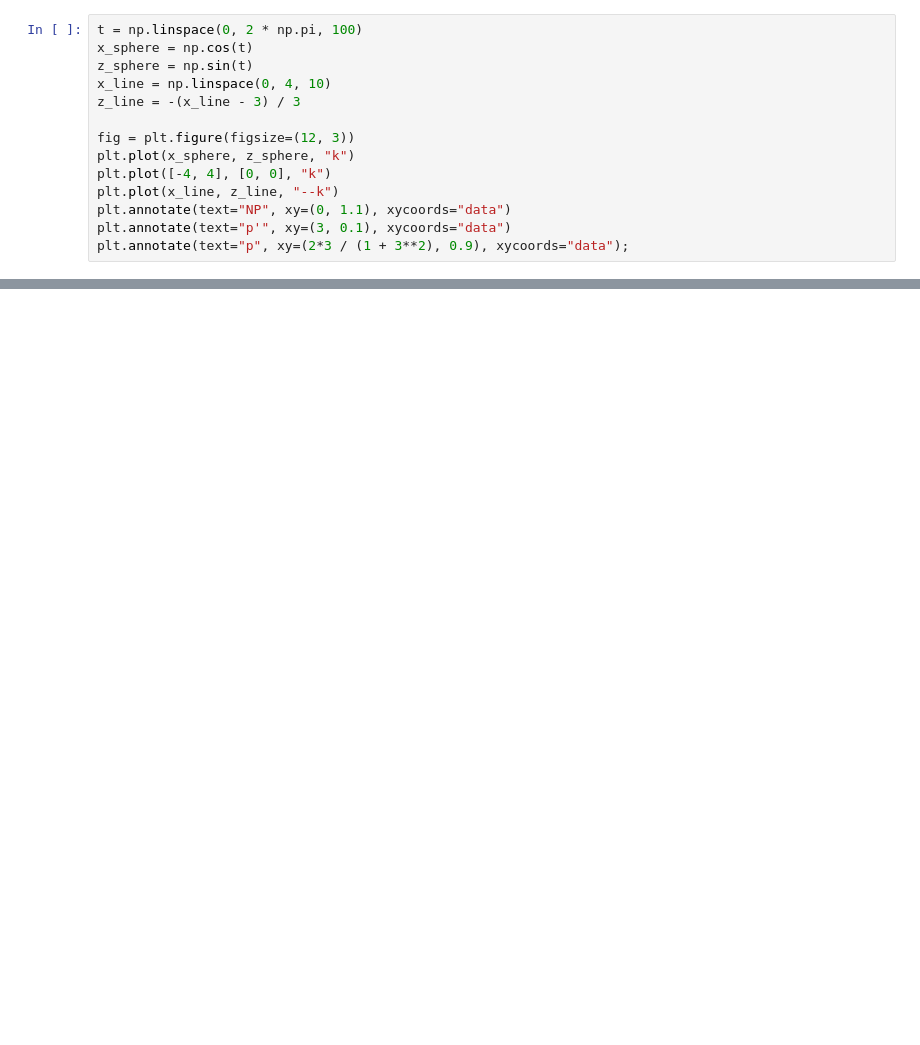
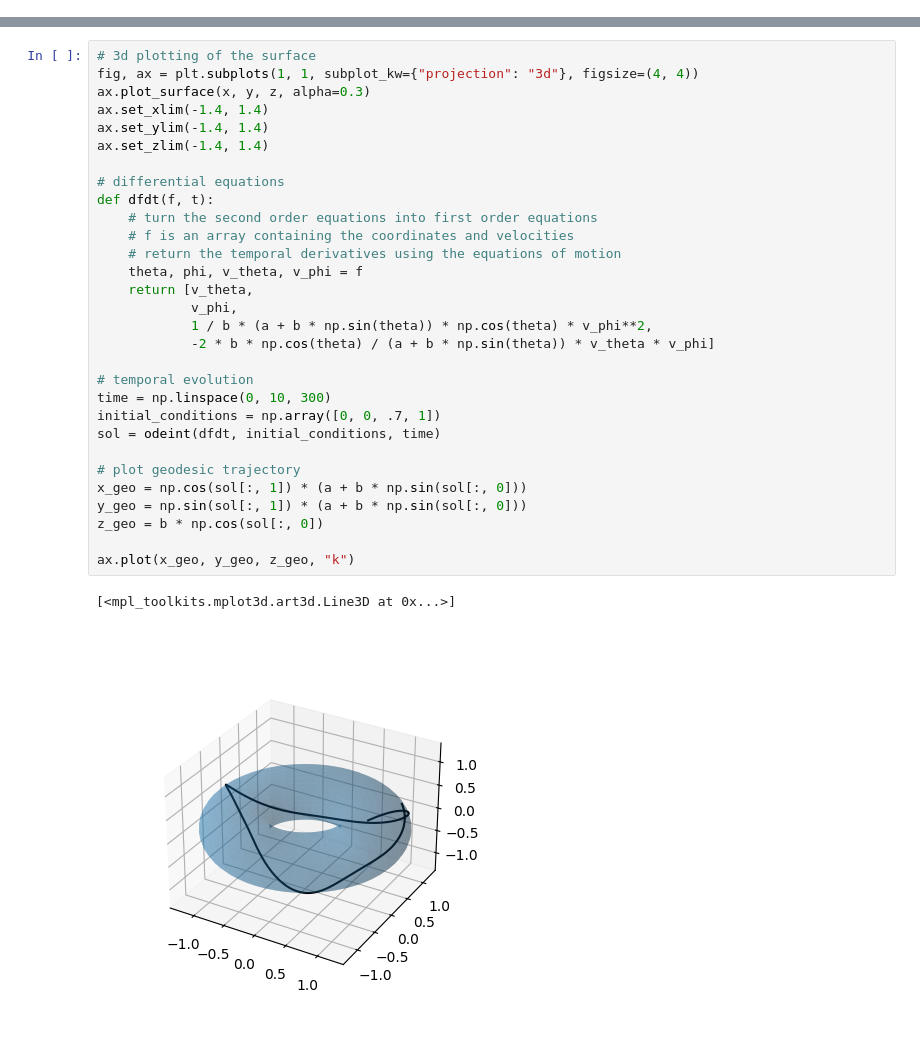
Before and after one commit to diego-fpv/diff-geo, a Jupyter notebook: 1_introductory.ipynb, the cells around one changed output, grey strips where cells are left out. Cells and saved outputs as stored; diff of their text form; blank space fills up the shorter version.

```diff
--- a/1_introductory.ipynb
+++ b/1_introductory.ipynb
@@ -98,14 +41,0 @@ We have seen above the most natural parametrization of the sphere in terms of th
-# %%
-t = np.linspace(0, 2 * np.pi, 100)
-x_sphere = np.cos(t)
-z_sphere = np.sin(t)
-x_line = np.linspace(0, 4, 10)
-z_line = -(x_line - 3) / 3
-
-fig = plt.figure(figsize=(12, 3))
-plt.plot(x_sphere, z_sphere, "k")
-plt.plot([-4, 4], [0, 0], "k")
-plt.plot(x_line, z_line, "--k")
-plt.annotate(text="NP", xy=(0, 1.1), xycoords="data")
-plt.annotate(text="p'", xy=(3, 0.1), xycoords="data")
-plt.annotate(text="p", xy=(2*3 / (1 + 3**2), 0.9), xycoords="data");
@@ -212,0 +83,33 @@ axs[1].plot(np.cos(t), np.sin(t), color="k")
+# %%
+# 3d plotting of the surface
+fig, ax = plt.subplots(1, 1, subplot_kw={"projection": "3d"}, figsize=(4, 4))
+ax.plot_surface(x, y, z, alpha=0.3)
+ax.set_xlim(-1.4, 1.4)
+ax.set_ylim(-1.4, 1.4)
+ax.set_zlim(-1.4, 1.4)
+
+# differential equations
+def dfdt(f, t):
+    # turn the second order equations into first order equations
+    # f is an array containing the coordinates and velocities
+    # return the temporal derivatives using the equations of motion
+    theta, phi, v_theta, v_phi = f
+    return [v_theta,
+            v_phi,
+            1 / b * (a + b * np.sin(theta)) * np.cos(theta) * v_phi**2,
+            -2 * b * np.cos(theta) / (a + b * np.sin(theta)) * v_theta * v_phi]
+
+# temporal evolution
+time = np.linspace(0, 10, 300)
+initial_conditions = np.array([0, 0, .7, 1])
+sol = odeint(dfdt, initial_conditions, time)
+
+# plot geodesic trajectory
+x_geo = np.cos(sol[:, 1]) * (a + b * np.sin(sol[:, 0]))
+y_geo = np.sin(sol[:, 1]) * (a + b * np.sin(sol[:, 0]))
+z_geo = b * np.cos(sol[:, 0])
+
+ax.plot(x_geo, y_geo, z_geo, "k")
+# %% [output]
+[<mpl_toolkits.mplot3d.art3d.Line3D at 0x...>]
+[figure, added]
```
Also changed, not shown: parts of 17 cells of this notebook, 1 other file.
